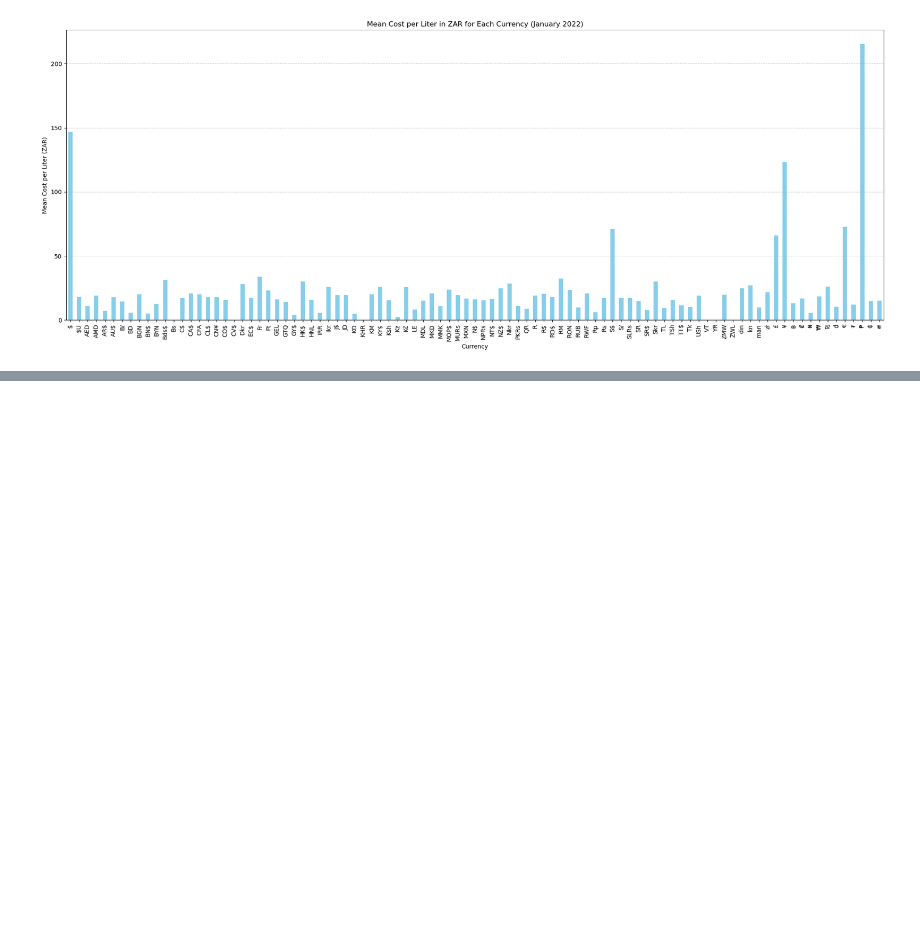
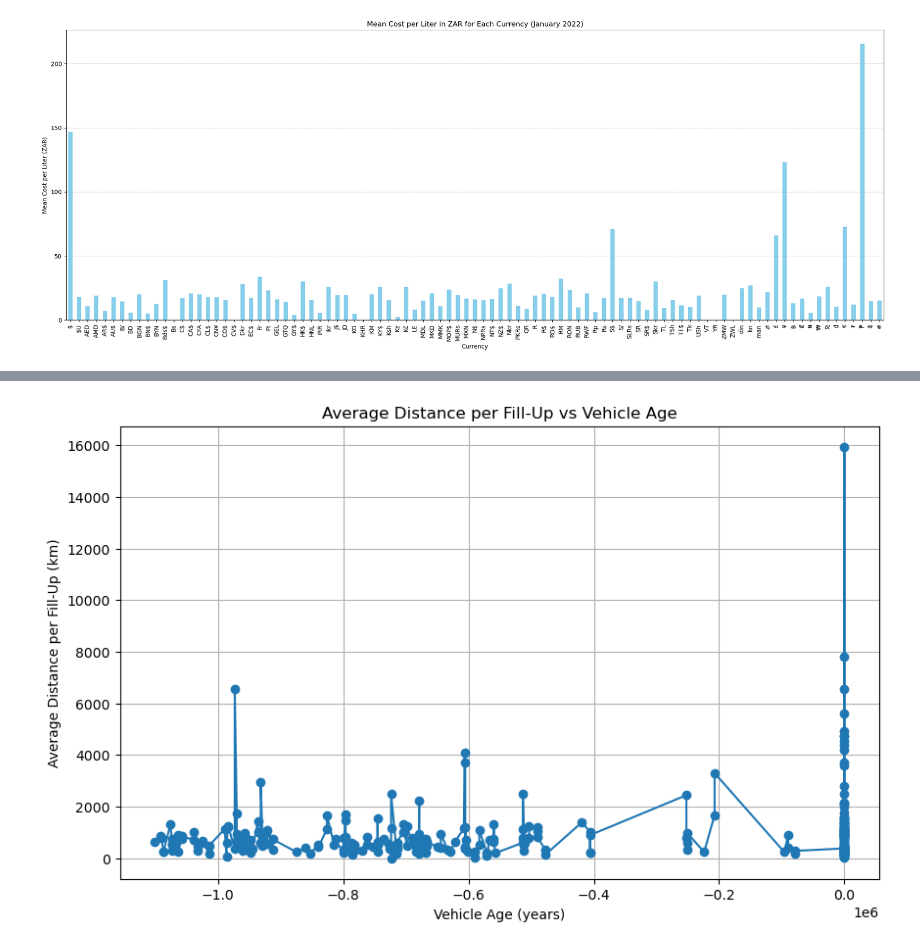
Before and after one commit to TumiJourdan/IDVE-Assignments, a Jupyter notebook: Assignment 1/main.ipynb, the cells around one changed output, grey strips where cells are left out. Cells and saved outputs as stored; diff of their text form; code cells hidden in the pictures; blank space fills up the shorter version.

```diff
--- a/Assignment 1/main.ipynb
+++ b/Assignment 1/main.ipynb
@@ -766,0 +851,25 @@ plt.show()
+# %%
+#4.2.4
+
+# Convert the 'year' column to numeric, forcing errors to NaN if any non-numeric values are present
+df['year'] = pd.to_numeric(df['year'], errors='coerce')
+
+
+df['vehicle_age'] = df['date_fueled'].dt.year - df['year']
+
+# Group by vehicle age and calculate the average distance per fill-up
+avg_distance_by_age = df.groupby('vehicle_age')['distance_per_fill'].mean().reset_index()
+
+# Rename the columns for clarity
+avg_distance_by_age.columns = ['vehicle_age', 'avg_distance_per_fill_km']
+
+# Plot the average distance per fill-up by vehicle age
+plt.figure(figsize=(10, 6))
+plt.plot(avg_distance_by_age['vehicle_age'], avg_distance_by_age['avg_distance_per_fill_km'], marker='o')
+plt.xlabel('Vehicle Age (years)')
+plt.ylabel('Average Distance per Fill-Up (km)')
+plt.title('Average Distance per Fill-Up vs Vehicle Age')
+plt.grid(True)
+plt.show()
+# %% [output]
+[figure, added]
```
Also changed, not shown: parts of 9 cells of this notebook.
